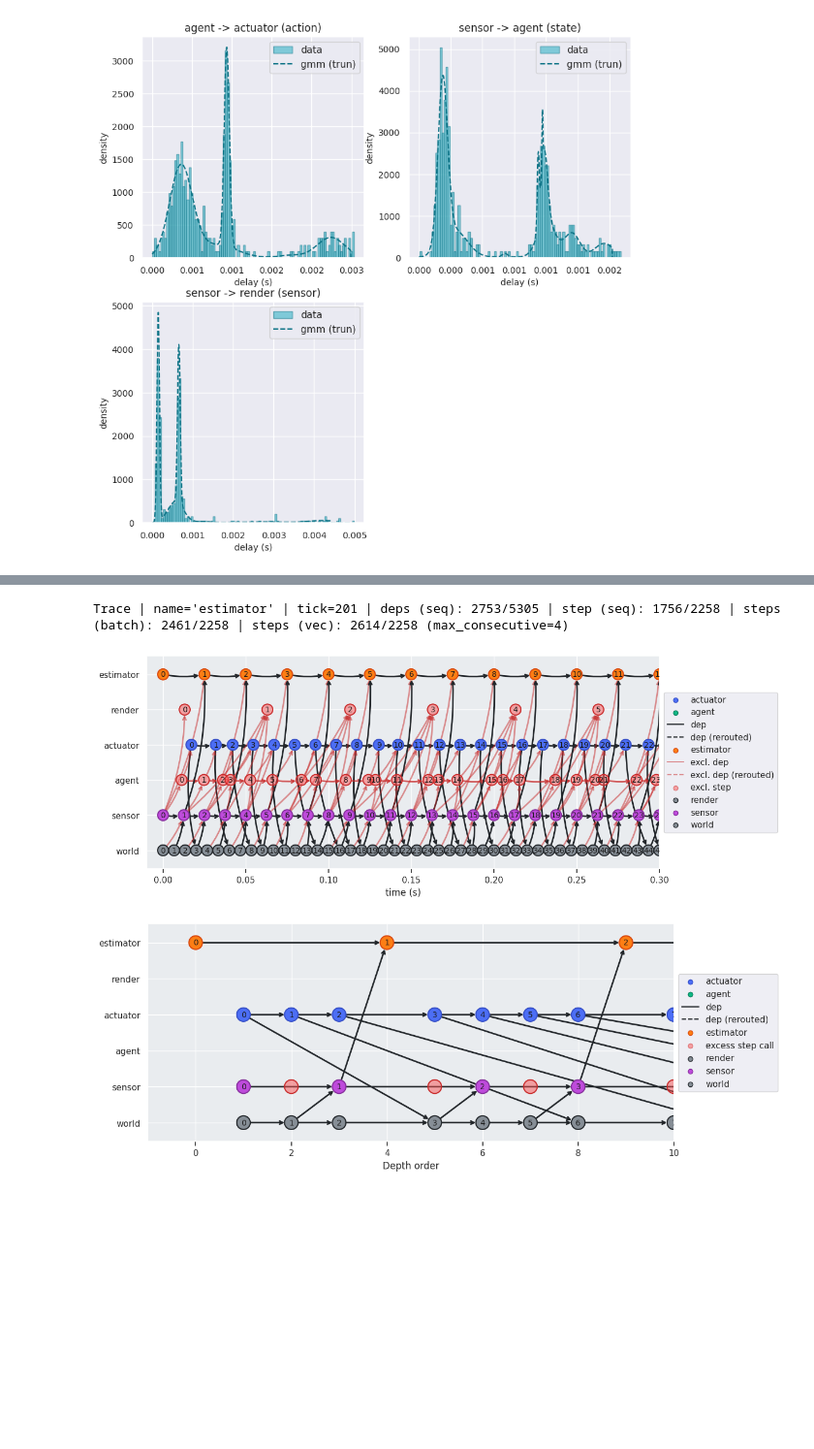
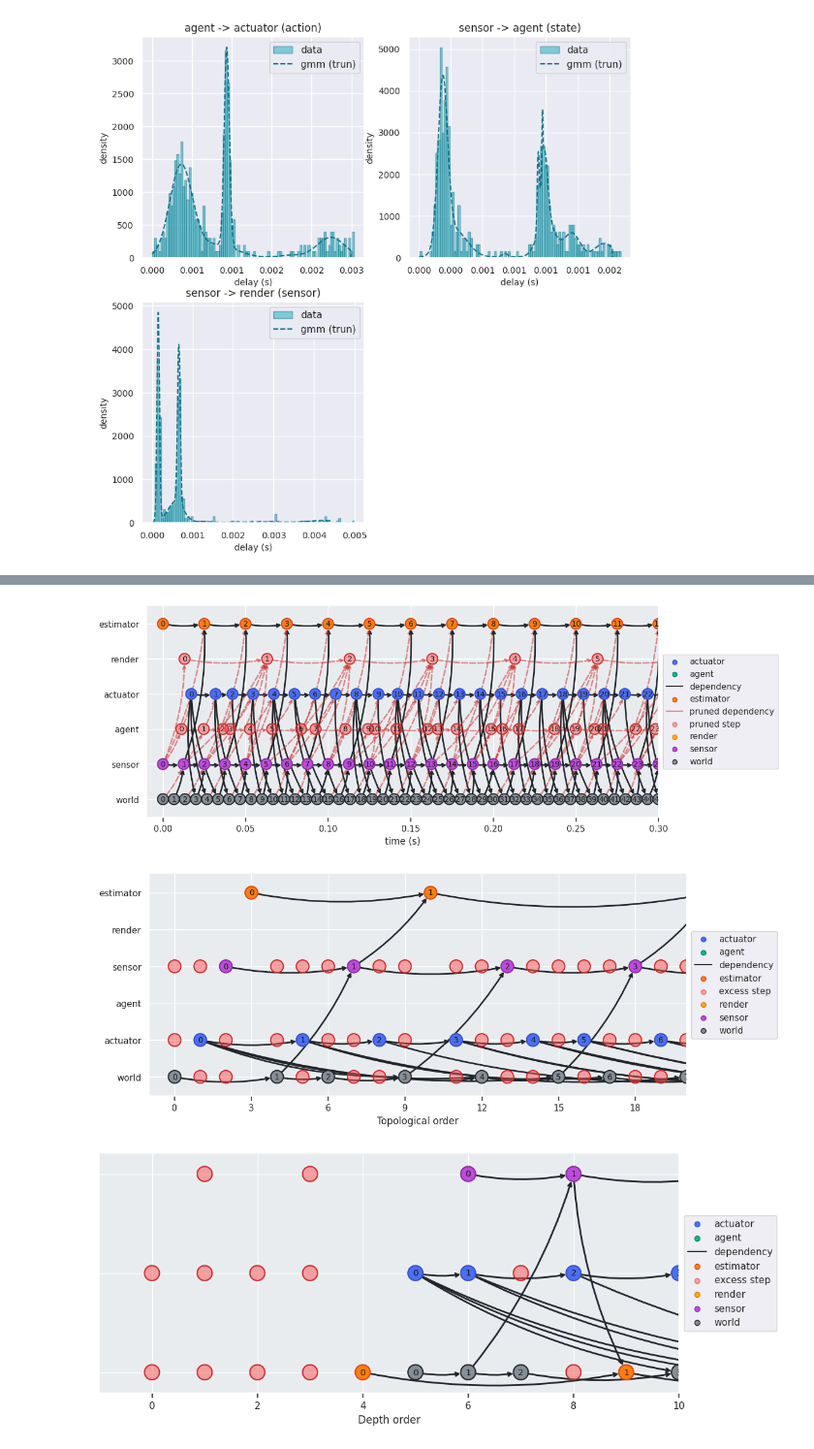
Before and after one commit to bheijden/rex, a Jupyter notebook: notebooks/double_pendulum.ipynb, the cells around one changed output, grey strips where cells are left out. Shown at 97% size. Cells and saved outputs as stored; diff of their text form; code cells hidden in the pictures; blank space fills up the shorter version.

```diff
--- a/notebooks/double_pendulum.ipynb
+++ b/notebooks/double_pendulum.ipynb
@@ -244,16 +234,22 @@ record, nodes, excludes_inputs = build_estimator(record_pre.episode[-1], rate=RA
+# %%
+# Prepare data
+data = exp.RecordHelper(record_pre)
+
+# Build estimator
+from estimator import build_estimator
+record, nodes, excludes_inputs = build_estimator(record_pre, rate=RATE_ESTIMATOR, data=data)
 # %%
 # Trace
-from rex.tracer import trace
-record_trace = trace(record, "estimator", tick=-1, excludes_inputs=excludes_inputs, sort="depth")
+from rex.tracer import get_network_record
+record_network, MCS, G, G_subgraphs = get_network_record(record.episode, "estimator", split_mode="generational", excludes_inputs=excludes_inputs)
-# %% [output]
-Trace | name='estimator' | tick=201 | deps (seq): 2753/5305 | step (seq): 1756/2258 | steps (batch): 2461/2258 | steps (vec): 2614/2258 (max_consecutive=4)
 # %%
-fig_cg, _ = exp.show_computation_graph(record_trace, plot_type="computation", xmax=0.35)
-fig_dp, _ = exp.show_computation_graph(record_trace, plot_type="depth", xmax=0.35)
-# fig_tp, _ = exp.show_computation_graph(record_trace, plot_type="topological", xmax=2.0)
+fig_cg, _ = exp.show_computation_graph(G[0], MCS, "estimator", "computation", xmax=0.35)
+fig_ct, _ = exp.show_computation_graph(G[0], MCS, "estimator", "topological", xmax=0.35)
+fig_cd, _ = exp.show_computation_graph(G[0], MCS, "estimator", "depth", xmax=0.35)
 # %% [output]
-[figure, old version]
+[figure, new version]
-[figure, old version]
+[figure, new version]
+[figure, added]
 # %%
 # Add Estimator node to record
 import flax.struct as struct
```
Also changed, not shown: parts of 9 cells of this notebook, 40 other files.
